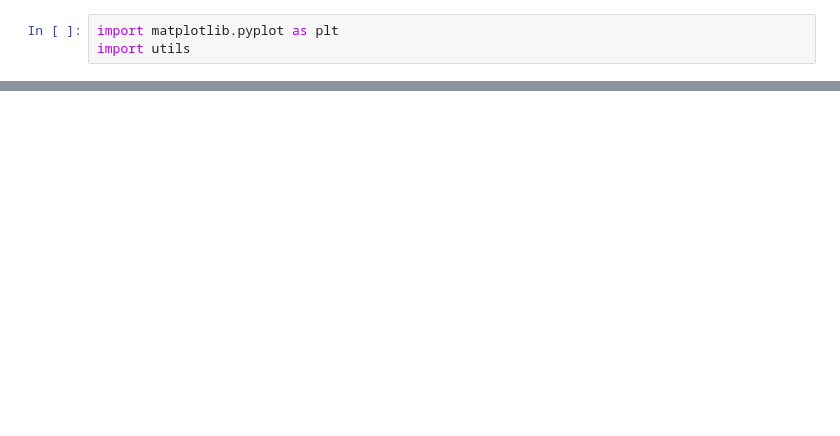
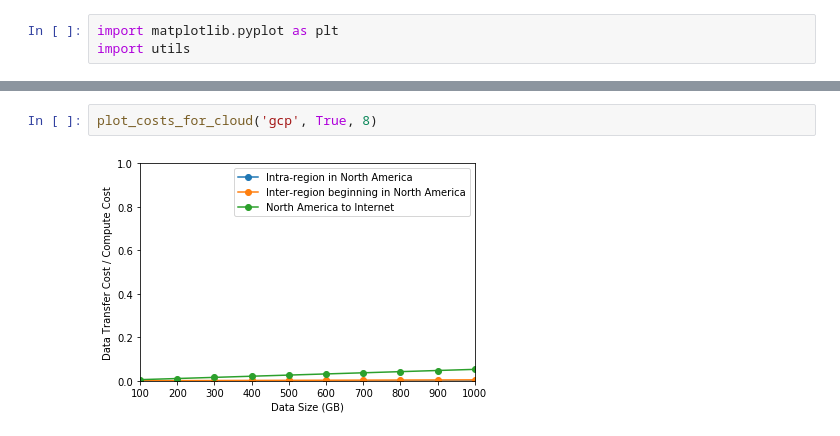
Before and after one commit to stanford-futuredata/training_on_a_dime, a Jupyter notebook: data_transfer_costs/plot_data_transfer_costs.ipynb, the cells around one changed output, grey strips where cells are left out. Saved outputs shown, nothing was run; the diff lists cells and outputs as text; blank space fills up the shorter version.

```diff
--- a/data_transfer_costs/plot_data_transfer_costs.ipynb
+++ b/data_transfer_costs/plot_data_transfer_costs.ipynb
@@ -51,0 +99,4 @@ plot_costs_for_cloud('gcp')
+# %%
+plot_costs_for_cloud('gcp', True, 8)
+# %% [output]
+[figure, added]
```
Also changed, not shown: parts of 19 cells of this notebook.
